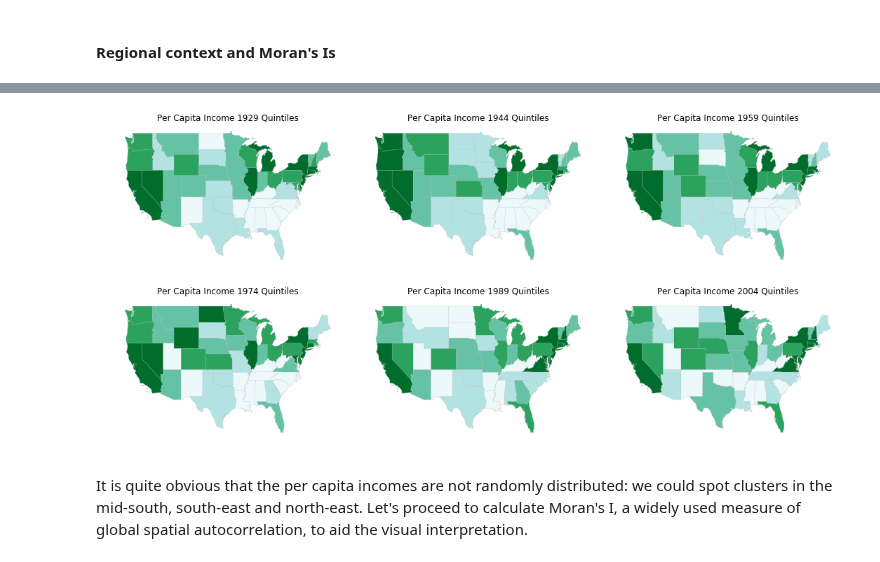
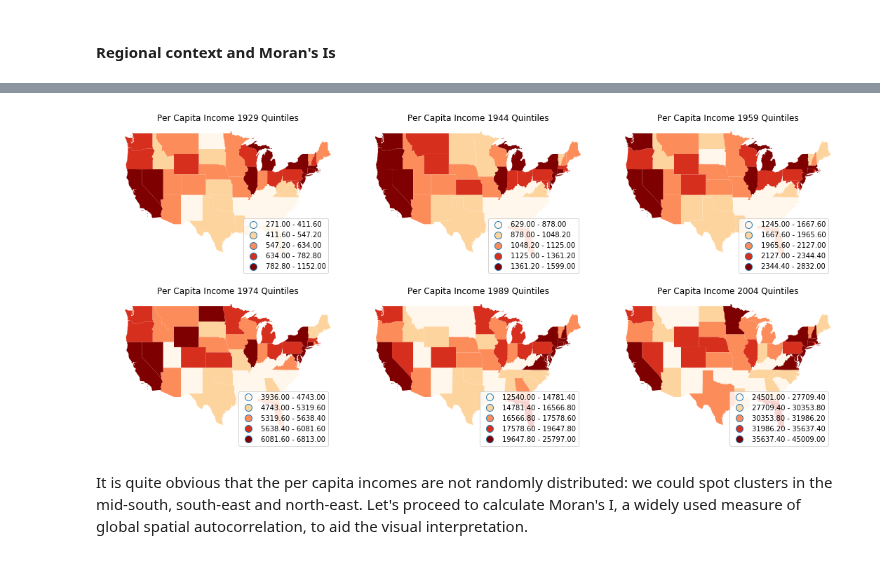
Before and after one commit to pysal/giddy, a Jupyter notebook: notebooks/Markov Based Methods.ipynb, the cells around one changed output, grey strips where cells are left out. Cells and saved outputs as stored; diff of their text form; code cells hidden in the pictures.

Commit message:
update notebooks - rely on geopandas for mapping

```diff
--- a/notebooks/Markov Based Methods.ipynb
+++ b/notebooks/Markov Based Methods.ipynb
@@ -96,13 +96,13 @@ order1929 = np.argsort(pci[0,:])
 order2009 = np.argsort(pci[-1,:])
 names1929 = names[order1929[::-1]]
 names2009 = names[order2009[::-1]]
-first_last = np.vstack((names[order1929[::-1]],names[order2009[::-1]]))
+first_last = np.vstack((names1929,names2009))
 from pylab import rcParams
 rcParams['figure.figsize'] = 15,10
 plt.plot(years,pci)
 for i in range(48):
-    plt.text(1915,54530-(i*1159), names1929[i],fontsize=12)
-    plt.text(2010.5,54530-(i*1159), names2009[i],fontsize=12)
+    plt.text(1915,54530-(i*1159), first_last[0][i],fontsize=12)
+    plt.text(2010.5,54530-(i*1159), first_last[1][i],fontsize=12)
 plt.xlim((years[0], years[-1]))
 plt.ylim((0, 54530))
 plt.ylabel(r"$y_{i,t}$",fontsize=14)
@@ -119,13 +119,13 @@ order1929 = np.argsort(rpci[0,:])
 order2009 = np.argsort(rpci[-1,:])
 names1929 = names[order1929[::-1]]
 names2009 = names[order2009[::-1]]
-first_last = np.vstack((names[order1929[::-1]],names[order2009[::-1]]))
+first_last = np.vstack((names1929,names2009))
 from pylab import rcParams
 rcParams['figure.figsize'] = 15,10
 plt.plot(years,rpci)
 for i in range(48):
-    plt.text(1915,1.91-(i*0.041), names1929[i],fontsize=12)
-    plt.text(2010.5,1.91-(i*0.041), names2009[i],fontsize=12)
+    plt.text(1915,1.91-(i*0.041), first_last[0][i],fontsize=12)
+    plt.text(2010.5,1.91-(i*0.041), first_last[1][i],fontsize=12)
 plt.xlim((years[0], years[-1]))
 plt.ylim((0, 1.94))
 plt.ylabel(r"$y_{i,t}/\bar{y}_t$",fontsize=14)
@@ -216,10 +217,6 @@ We could plot the choropleth maps of per capita incomes in US to get a first imp
 # %%
-from splot import mapping as maps
-import pandas as pd
-import libpysal
-import libpysal.io.geotable as pdio
-data_table = pdio.read_files(libpysal.examples.get_path('us48.shp'))
+geo_table = gpd.read_file(libpysal.examples.get_path('us48.shp'))
 income_table = pd.read_csv(libpysal.examples.get_path("usjoin.csv"))
-complete_table = data_table.merge(income_table,left_on='STATE_NAME',right_on='Name')
-print(complete_table.columns)
+complete_table = geo_table.merge(income_table,left_on='STATE_NAME',right_on='Name')
+complete_table.head()
 # %% [output]
@@ -238,14 +230,17 @@ Index(['AREA', 'PERIMETER', 'STATE_', 'STATE_ID', 'STATE_NAME', 'STATE_FIPS_x',
 # %%
 index_year = range(1929,2010,15)
 fig, axes = plt.subplots(nrows=2, ncols=3,figsize = (15,7))
 for i in range(2):
     for j in range(3):
         ax = axes[i,j]
-        maps.geoplot(complete_table, col=str(index_year[i*3+j]),ax=ax,classi="Quantiles")
+        complete_table.plot(ax=ax, column=str(index_year[i*3+j]), cmap='OrRd', scheme='quantiles', legend=True)
         ax.set_title('Per Capita Income %s Quintiles'%str(index_year[i*3+j]))
+        ax.axis('off')
+        leg = ax.get_legend()
+        leg.set_bbox_to_anchor((0.8, 0.15, 0.16, 0.2))
 plt.tight_layout()
 # %% [output]
-[figure, old version]
+[figure, new version]
 # %% [markdown]
 It is quite obvious that the per capita incomes are not randomly distributed: we could spot clusters in the mid-south, south-east and north-east. Let's proceed to calculate Moran's I, a widely used measure of global spatial autocorrelation, to aid the visual interpretation.
 # %%
```
Also changed, not shown: parts of 5 cells of this notebook, 3 other files.
